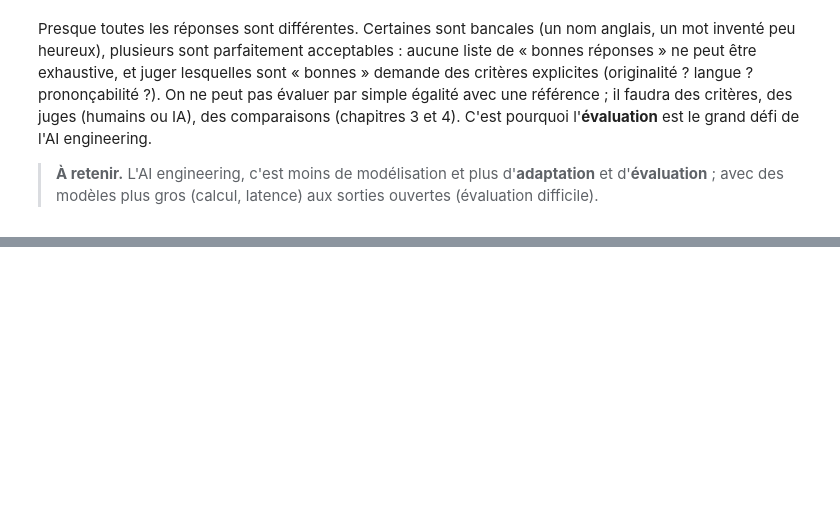
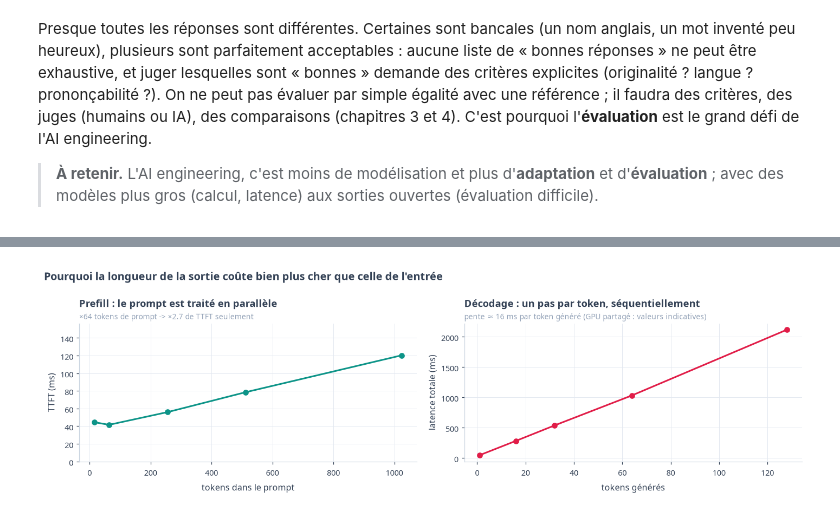
Before and after one commit to gwils28/AI_Engineering__ByTheBook, a Jupyter notebook: notebooks/ch01_introduction_ai_engineering/ch01_cours_4_pile_ai_engineering.ipynb, the cells around one changed output, grey strips where cells are left out. Drawn from its saved outputs; the diff is of its cells as text; code cells hidden in the pictures; blank space fills up the shorter version.

```diff
--- a/notebooks/ch01_introduction_ai_engineering/ch01_cours_4_pile_ai_engineering.ipynb
+++ b/notebooks/ch01_introduction_ai_engineering/ch01_cours_4_pile_ai_engineering.ipynb
@@ -265,0 +340,38 @@ avec une référence ; il faudra des critères, des juges (humains ou IA), des c
+# %%
+import time
+import torch
+
+tok_q, model_q = llm.load(llm.SMALL)
+
+def timed(ids, n_new):
+    if torch.cuda.is_available():
+        torch.cuda.synchronize()
+    t0 = time.perf_counter()
+    with torch.no_grad():
+        model_q.generate(ids, attention_mask=torch.ones_like(ids), max_new_tokens=n_new, min_new_tokens=n_new,
+                         do_sample=False, temperature=None, top_p=None, top_k=None, pad_token_id=tok_q.pad_token_id)
+    if torch.cuda.is_available():
+        torch.cuda.synchronize()
+    return time.perf_counter() - t0
+
+base_ids = tok_q(c1.CORPUS_FR * 3, return_tensors="pt")["input_ids"].to(model_q.device)
+timed(base_ids[:, :32], 4)  # échauffement
+prompt_lens = [16, 64, 256, 512, 1024]
+ttft = [np.median([timed(base_ids[:, :L], 1) for _ in range(3)]) for L in prompt_lens]
+out_lens = [1, 16, 32, 64, 128]
+tot = [np.median([timed(base_ids[:, :64], n) for _ in range(2)]) for n in out_lens]
+
+fig, axes = plt.subplots(1, 2, figsize=(13, 4))
+axes[0].plot(prompt_lens, np.array(ttft) * 1000, "o-", color=TEAL)
+axes[0].set_xlabel("tokens dans le prompt"); axes[0].set_ylabel("TTFT (ms)")
+axes[0].set_ylim(0, max(max(ttft) * 1000 * 1.3, 1))
+c1.title_sub(axes[0], "Prefill : le prompt est traité en parallèle",
+             f"×{prompt_lens[-1] // prompt_lens[0]} tokens de prompt -> ×{ttft[-1] / ttft[0]:.1f} de TTFT seulement")
+axes[1].plot(out_lens, np.array(tot) * 1000, "o-", color=ROSE)
+axes[1].set_xlabel("tokens générés"); axes[1].set_ylabel("latence totale (ms)")
+slope = np.polyfit(out_lens, np.array(tot) * 1000, 1)[0]
+c1.title_sub(axes[1], "Décodage : un pas par token, séquentiellement",
+             f"pente ≈ {slope:.0f} ms par token généré (GPU partagé : valeurs indicatives)")
+finish(fig, "Pourquoi la longueur de la sortie coûte bien plus cher que celle de l'entrée"); plt.show()
+# %% [output]
+[figure, added]
```
Also changed, not shown: parts of 19 cells of this notebook.
